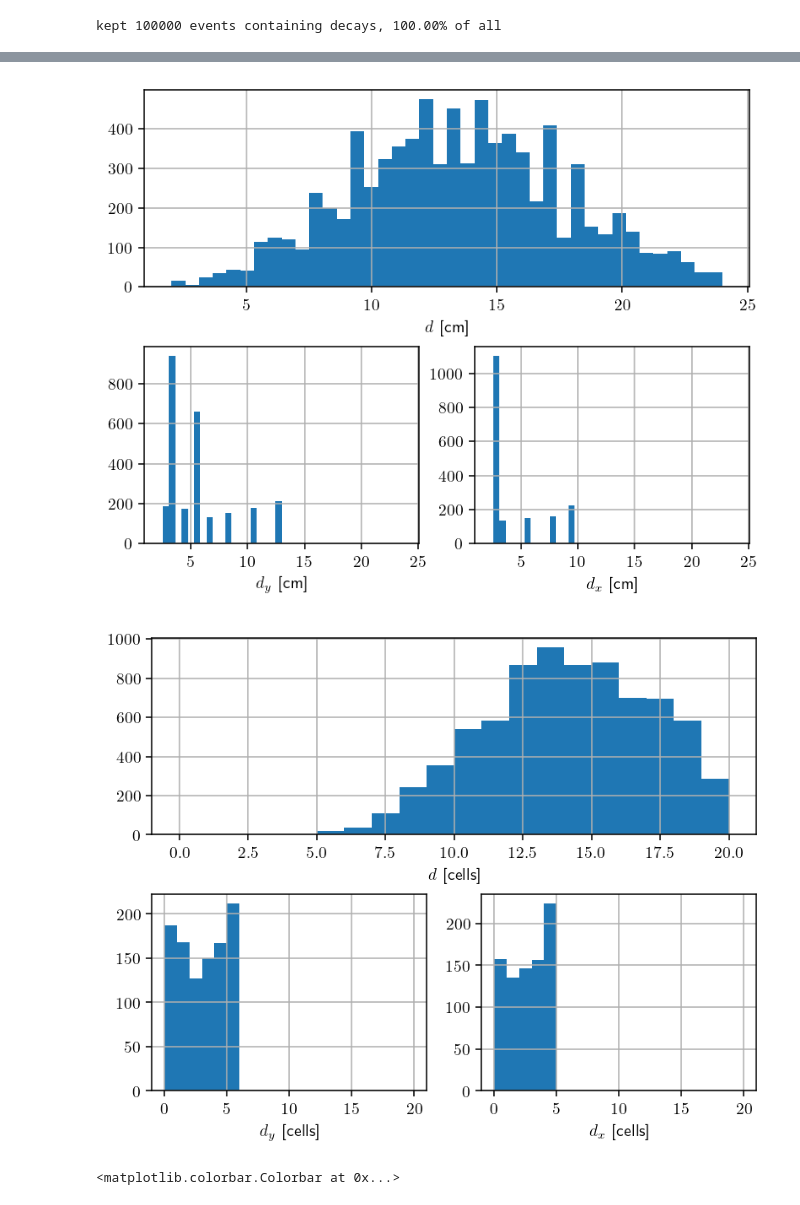
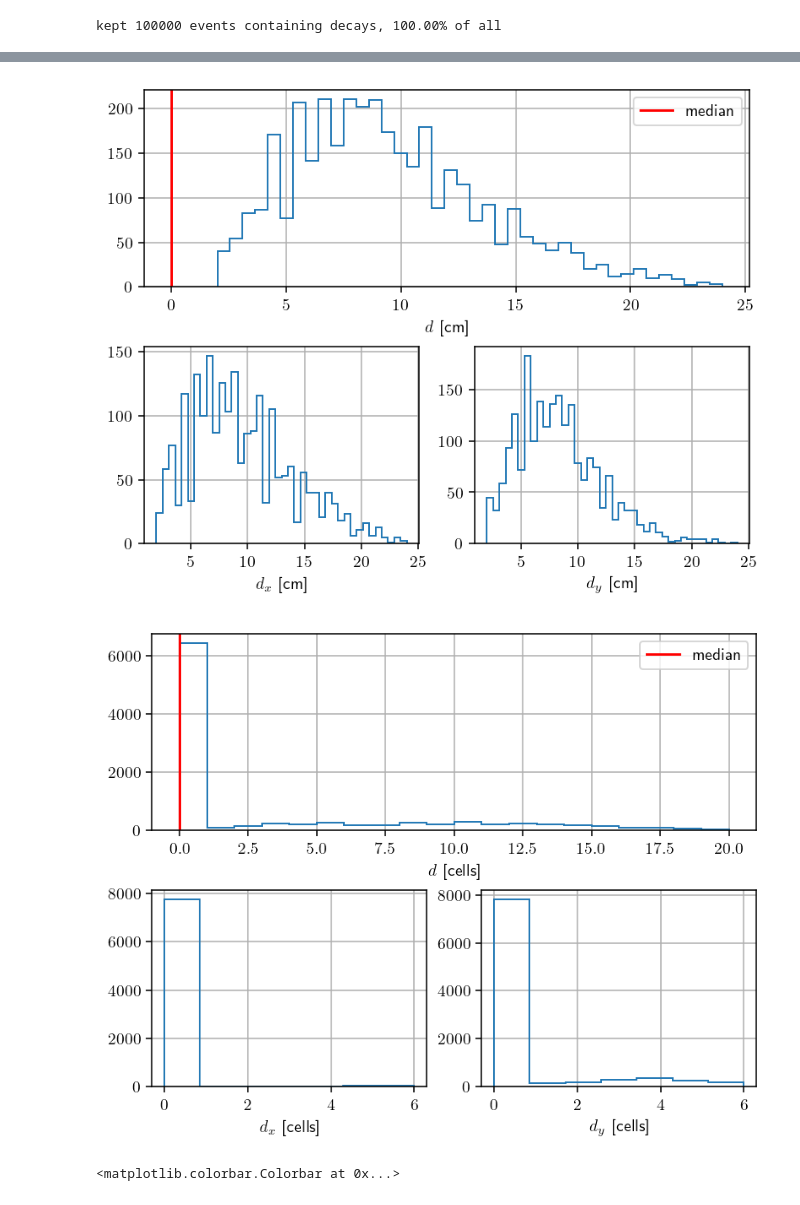
Before and after one commit to kauniska/ecal_reco, a Jupyter notebook: geant4/analysis/decay.ipynb, the cells around one changed output, grey strips where cells are left out. Cells and saved outputs as stored; diff of their text form; code cells hidden in the pictures.

Commit message:
corrected decay analysis

```diff
--- a/geant4/analysis/decay.ipynb
+++ b/geant4/analysis/decay.ipynb
@@ -89,5 +91,5 @@ def create_tracks(df, plot=False):
 # %%
-tracks, tags, decay_pos, decay_pos_det, all_hits_x_x, all_hits_x_z, all_hits_y_y, all_hits_y_z = create_tracks(df_hits)
+tracks, decay_pos, decay_pos_det, all_hits_x_x, all_hits_x_z, all_hits_y_y, all_hits_y_z = create_tracks(df.head(10000))
 # import line_profiler
 # %reload_ext line_profiler
 # %lprun -f create_tracks create_tracks(df_hits.head(100))
@@ -157,14 +169,14 @@ for t in tqdm(tracks, desc = 'tracks'):
         diff_x_hit = t.x.hits[i].coord[0] - decay_pos_det[i][0]
         d = np.sqrt( diff_x**2 + diff_z**2 )
         d_hit = np.sqrt(diff_z_hit**2 + diff_x_hit**2)  # diff_z_hit #
-        if d > max_dist:
+        if d > max_dist: # max radius
             max_dist = d
-        if d > max_x:
-            max_x = diff_z
-        if d_hit > max_hit:
+        if d > max_x: # max radius for x layer
+            max_x = d
+        if d_hit > max_hit: # max radius in cells
             max_hit = d_hit
-        if d_hit > max_hit_x:
-            max_hit_x = diff_z_hit
+        if d_hit > max_hit_x: # max radius in cells for x layer
+            max_hit_x = d_hit
     for i in range(len(t.y.hits)):
         diff_z = t.y.hits[i].get_pos()[1] - decay_pos[i][2]
         diff_y = t.y.hits[0].get_pos()[0] - decay_pos[i][1]
@@ -172,14 +184,14 @@ for t in tqdm(tracks, desc = 'tracks'):
         diff_y_hit = t.y.hits[i].coord[0] - decay_pos_det[i][1]
         d = np.sqrt( diff_y**2 + diff_z**2 )
         d_hit = np.sqrt(diff_z_hit**2 + diff_y_hit**2)  # diff_z_hit  #
-        if d > max_dist:
+        if d > max_dist: # max radius
             max_dist = d
-        if d > max_y:
-            max_y = diff_z
-        if d_hit > max_hit:
+        if d > max_y: # max radius for y layer
+            max_y = d
+        if d_hit > max_hit: # max radius in cells
             max_hit = d_hit
-        if d_hit > max_hit_y:
-            max_hit_y = diff_z_hit
+        if d_hit > max_hit_y: # max radius in cells for y layer
+            max_hit_y = d_hit
     maximas.append(max_dist)
     maximas_x.append(max_x)
     maximas_y.append(max_y)
@@ -192,44 +204,48 @@ gs = gridspec.GridSpec(2, 2)
 bins = 40
 
 fig = plt.figure()
-ax1 = fig.add_subplot(gs[1, 0]) # row 0, col 0
-ax1.hist(maximas_y, bins = bins, range = [2, 24])
+ax1 = fig.add_subplot(gs[1, 1]) # row 0, col 0
+ax1.hist(maximas_y, bins = bins, range = [2, 24], histtype = 'step')
 ax1.set(xlabel = '$d_y$ [cm]')
 ax1.grid(True)
-ax2 = fig.add_subplot(gs[1, 1]) # row 0, col 1
-ax2.hist(maximas_x, bins = bins, range = [2, 24])
+ax2 = fig.add_subplot(gs[1, 0]) # row 0, col 1
+ax2.hist(maximas_x, bins = bins, range = [2, 24], histtype = 'step')
 ax2.set(xlabel = '$d_x$ [cm]')
 ax2.grid(True)
 ax3 = fig.add_subplot(gs[0, :]) # row 1, span all columns
-ax3.hist(maximas, bins = bins, range = [2, 24])
+ax3.hist(maximas, bins = bins, range = [2, 24], histtype = 'step')
+ax3.axvline(np.median(maximas), 0, 1, c = 'r', label = 'median')
 ax3.set(xlabel = '$d$ [cm]')
+ax3.legend()
 ax3.grid(True)
 plt.subplots_adjust(left=0.1, bottom=0.1, right=0.9, top=0.9, wspace=0.2, hspace=0.3)
 plt.show()
 
 bins = 20
 fig = plt.figure()
-ax1 = fig.add_subplot(gs[1, 0]) # row 0, col 0
-ax1.hist(maxi_y_hit, bins=bins, range=[0, 20])
+ax1 = fig.add_subplot(gs[1, 1]) # row 0, col 0
+ax1.hist(maxi_y_hit, bins=7, range=[0, 6], histtype = 'step')
 ax1.set(xlabel = '$d_y$ [cells]')
 ax1.grid(True)
-ax2 = fig.add_subplot(gs[1, 1]) # row 0, col 1
-ax2.hist(maxi_x_hit, bins = bins, range = [0, 20])
+ax2 = fig.add_subplot(gs[1, 0]) # row 0, col 1
+ax2.hist(maxi_x_hit, bins = 7, range = [0, 6], histtype = 'step')
 ax2.set(xlabel = '$d_x$ [cells]')
 ax2.grid(True)
 ax3 = fig.add_subplot(gs[0, :]) # row 1, span all columns
-ax3.hist(maxi_hit, bins=bins, range=[0, 20])
+ax3.hist(maxi_hit, bins=bins, range=[0, 20], histtype = 'step')
+ax3.axvline(np.median(maxi_hit), 0, 1, c='r', label='median')
+ax3.legend()
 ax3.set(xlabel = '$d$ [cells]')
 ax3.grid(True)
 plt.subplots_adjust(left=0.1, bottom=0.1, right=0.9, top=0.9, wspace=0.2, hspace=0.3)
 plt.show()
 
 fig, axs = plt.subplots(1, 1, figsize = [5, 5])
 h = axs.hist2d(maximas_x, maximas_y, bins = [20, 20], range = [[0, 20], [0, 20]])
 axs.plot([np.mean(maximas_x)], [np.mean(maximas_y)], 'rx')
 axs.set(xlabel = '$x$ [cm]', ylabel = '$z$ [cm]')
 fig.colorbar(h[3], ax = axs)
 # %% [output]
-[figure, old version]
+[figure, new version]
-[figure, old version]
+[figure, new version]
 <matplotlib.colorbar.Colorbar at 0x...>
```
Also changed, not shown: parts of 8 cells of this notebook.
